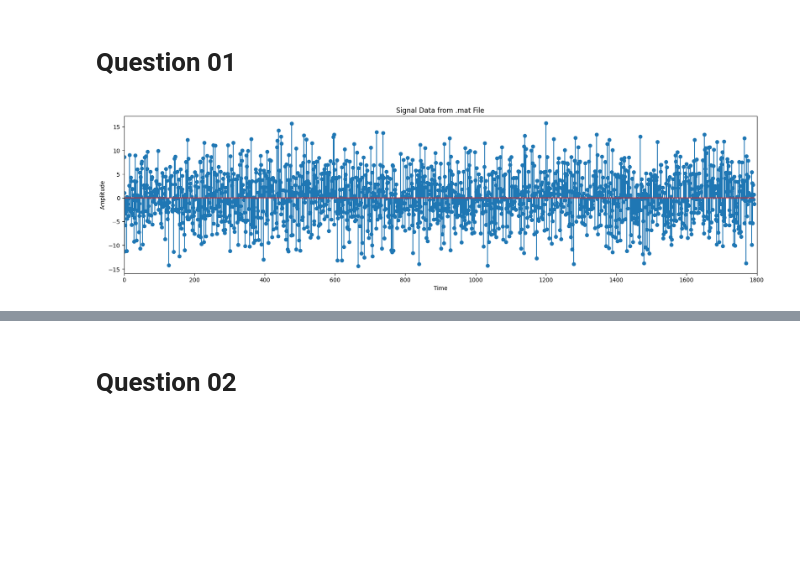
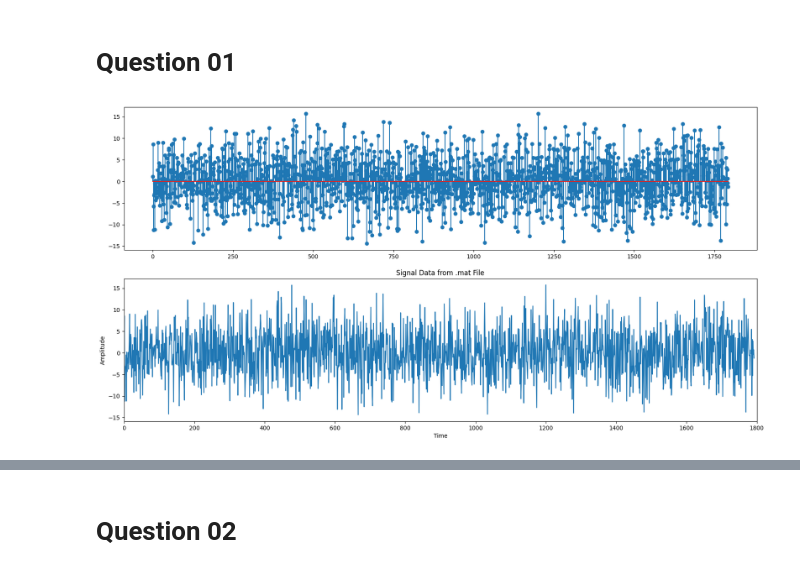
Before and after one commit to Vgr20/EN_3551_Assignment_01, a Jupyter notebook: Assignment.ipynb, the cells around one changed output, grey strips where cells are left out. Cells and saved outputs as stored; diff of their text form; code cells hidden in the pictures; blank space fills up the shorter version.

```diff
--- a/Assignment.ipynb
+++ b/Assignment.ipynb
@@ -6,26 +14,15 @@ import matplotlib.pyplot as plt
 # %%
-import scipy.io
-import matplotlib.pyplot as plt
-
-mat_data = scipy.io.loadmat('signals/signal686.mat')
-
-# Access the variable from the loaded data
-data = mat_data['xn_test']
-data = np.squeeze(data)
-
-# print(mat_data.keys())
-
-
 # Visualize the data as a plot
-fig,ax = plt.subplots(figsize=(20,5))
-ax.stem(data)
+fig,ax = plt.subplots(2,1,figsize=(20,10))
+ax[0].stem(data)
+ax[1].plot(data)
 plt.xlabel('Time')
 plt.ylabel('Amplitude')
 plt.xlim(0,1800)
 plt.title('Signal Data from .mat File')
 plt.show()
 # %% [output]
-[figure, old version]
+[figure, new version]
 # %%
 # initialize constants
 sample_frequency = 128
```
Also changed, not shown: parts of 23 cells of this notebook.
